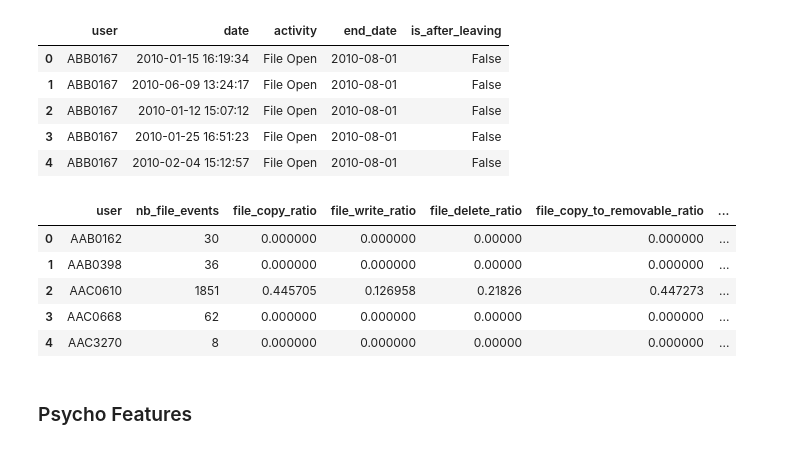
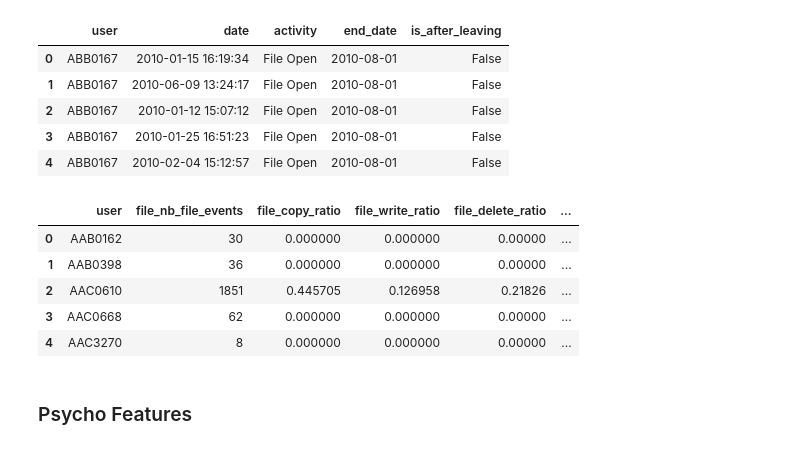
Before and after one commit to SamiKarboubi/CERT-Insider-Threat-Detection, a Jupyter notebook: features_extraction.ipynb, the cells around one changed output. Saved outputs shown, nothing was run; the diff lists cells and outputs as text; code cells hidden in the pictures.

```diff
--- a/features_extraction.ipynb
+++ b/features_extraction.ipynb
@@ -553,52 +553,52 @@ file_left.head()
 | 4 | ABB0167 | 2010-02-04 15:12:57 | File Open | 2010-08-01 | False |
 # %%
 nb_file_after_leaving = file_left.groupby('user').agg(
-    nb_file_after_leaving = ('is_after_leaving', 'sum')
+    file_nb_file_after_leaving = ('is_after_leaving', 'sum')
 ).reset_index()
 # %%
 features_file = file.groupby('user').agg(
-    nb_file_events        = ('date', 'count'),
-    nb_file_copy          = ('is_copy', 'sum'),
-    nb_file_write         = ('is_write', 'sum'),
-    nb_file_delete        = ('is_delete', 'sum'),
-    nb_copy_to_removable  = ('copy_to_rem', 'sum'),
-    nb_from_removable     = ('from_rem', 'sum'),
-    nb_unique_files       = ('filename', 'nunique'),
-    nb_pc_used_file       = ('pc', 'nunique'),
-    nb_off_hours_file     = ('is_off_hours', 'sum'),
-    nb_suspicious_content = ('has_suspicious_content', 'sum'),
+    file_nb_file_events        = ('date', 'count'),
+    file_nb_file_copy          = ('is_copy', 'sum'),
+    file_nb_file_write         = ('is_write', 'sum'),
+    file_nb_file_delete        = ('is_delete', 'sum'),
+    file_nb_copy_to_removable  = ('copy_to_rem', 'sum'),
+    file_nb_from_removable     = ('from_rem', 'sum'),
+    file_nb_unique_files       = ('filename', 'nunique'),
+    file_nb_pc_used_file       = ('pc', 'nunique'),
+    file_nb_off_hours_file     = ('is_off_hours', 'sum'),
+    file_nb_suspicious_content = ('has_suspicious_content', 'sum'),
 ).reset_index()
 
 seq_features = file.groupby('user').agg(
-    open_then_copy_count    = ('open_then_copy', 'sum'),
-    write_then_delete_count = ('write_then_delete', 'sum'),
-    copy_then_delete_count  = ('copy_then_delete', 'sum'),
+    file_open_then_copy_count    = ('open_then_copy', 'sum'),
+    file_write_then_delete_count = ('write_then_delete', 'sum'),
+    file_copy_then_delete_count  = ('copy_then_delete', 'sum'),
 ).reset_index()
 
 features_file = features_file.merge(seq_features, on='user', how='left')
 
-d_events = features_file['nb_file_events'].clip(lower=1)
-d_copy   = features_file['nb_file_copy'].clip(lower=1)
-d_write  = features_file['nb_file_write'].clip(lower=1)
-d_files  = features_file['nb_unique_files'].clip(lower=1)
+d_events = features_file['file_nb_file_events'].clip(lower=1)
+d_copy   = features_file['file_nb_file_copy'].clip(lower=1)
+d_write  = features_file['file_nb_file_write'].clip(lower=1)
+d_files  = features_file['file_nb_unique_files'].clip(lower=1)
 
-features_file['file_copy_ratio']   = features_file['nb_file_copy']   / d_events
-features_file['file_write_ratio']  = features_file['nb_file_write']  / d_events
-features_file['file_delete_ratio'] = features_file['nb_file_delete'] / d_events
+features_file['file_copy_ratio']   = features_file['file_nb_file_copy']   / d_events
+features_file['file_write_ratio']  = features_file['file_nb_file_write']  / d_events
+features_file['file_delete_ratio'] = features_file['file_nb_file_delete'] / d_events
 
-features_file['file_copy_to_removable_ratio'] = features_file['nb_copy_to_removable'] / d_copy
-features_file['file_from_removable_ratio']    = features_file['nb_from_removable']     / d_events
+features_file['file_copy_to_removable_ratio'] = features_file['file_nb_copy_to_removable'] / d_copy
+features_file['file_from_removable_ratio']    = features_file['file_nb_from_removable']     / d_events
 
-features_file['file_unique_files_ratio'] = features_file['nb_unique_files'] / d_events
-features_file['file_events_per_file']    = features_file['nb_file_events']  / d_files
-features_file['file_pc_usage_ratio']     = features_file['nb_pc_used_file'] / d_events
+features_file['file_unique_files_ratio'] = features_file['file_nb_unique_files'] / d_events
+features_file['file_events_per_file']    = features_file['file_nb_file_events']  / d_files
+features_file['file_pc_usage_ratio']     = features_file['file_nb_pc_used_file'] / d_events
 
-features_file['file_off_hours_ratio']          = features_file['nb_off_hours_file']     / d_events
-features_file['suspicious_file_content_ratio'] = features_file['nb_suspicious_content'] / d_events
+features_file['file_off_hours_ratio']          = features_file['file_nb_off_hours_file']     / d_events
+features_file['file_suspicious_file_content_ratio'] = features_file['file_nb_suspicious_content'] / d_events
 
-features_file['file_open_then_copy_ratio']    = features_file['open_then_copy_count']    / d_copy
-features_file['file_write_then_delete_ratio'] = features_file['write_then_delete_count'] / d_write
-features_file['file_copy_then_delete_ratio']  = features_file['copy_then_delete_count']  / d_copy
+features_file['file_open_then_copy_ratio']    = features_file['file_open_then_copy_count']    / d_copy
+features_file['file_write_then_delete_ratio'] = features_file['file_write_then_delete_count'] / d_write
+features_file['file_copy_then_delete_ratio']  = features_file['file_copy_then_delete_count']  / d_copy
 
 features_file = features_file.fillna(0).replace([float('inf'), -float('inf')], 0)
 
@@ -619,53 +619,53 @@ weekly_file_activity['zscore_file_activity'] = (
 weekly_file_activity['zscore_file_activity'] = weekly_file_activity['zscore_file_activity'].fillna(0)
 
 zscore_file_features = weekly_file_activity.groupby('user').agg(
-    max_zscore_file_activity = ('zscore_file_activity', 'max'),
+    file_max_zscore_file_activity = ('zscore_file_activity', 'max'),
 ).reset_index()
 
 features_file = features_file.merge(zscore_file_features, on='user', how='left')
 
 last_month_activity = file.groupby(['user', 'month']).size().reset_index(name='nb_file_month')
 
 last_month = (
     last_month_activity
     .sort_values(['user', 'month'])
     .groupby('user', as_index=False)
     .tail(1)
 )[['user', 'nb_file_month']]
 
-last_month.rename(columns={'nb_file_month': 'nb_file_last_month'}, inplace=True)
+last_month.rename(columns={'nb_file_month': 'file_nb_file_last_month'}, inplace=True)
 
 last_month.loc[
     ~last_month['user'].isin(users_left['user_id']),
-    'nb_file_last_month'
+    'file_nb_file_last_month'
 ] = 0
 
 features_file = features_file.merge(last_month, on='user', how='left')
 
 features_file = features_file.merge(nb_file_after_leaving, on='user', how='left')
 
-features_file['nb_file_after_leaving'] = (
-    features_file['nb_file_after_leaving'].fillna(0).astype(int)
+features_file['file_nb_file_after_leaving'] = (
+    features_file['file_nb_file_after_leaving'].fillna(0).astype(int)
 )
 
 features_file = features_file[[
-    'user', 'nb_file_events',
+    'user', 'file_nb_file_events',
     'file_copy_ratio', 'file_write_ratio', 'file_delete_ratio',
     'file_copy_to_removable_ratio', 'file_from_removable_ratio',
     'file_unique_files_ratio', 'file_events_per_file', 'file_pc_usage_ratio',
-    'file_off_hours_ratio', 'suspicious_file_content_ratio',
+    'file_off_hours_ratio', 'file_suspicious_file_content_ratio',
     'file_open_then_copy_ratio', 'file_write_then_delete_ratio', 'file_copy_then_delete_ratio',
-    'max_zscore_file_activity', 'nb_file_last_month', 'nb_file_after_leaving'
+    'file_max_zscore_file_activity', 'file_nb_file_last_month', 'file_nb_file_after_leaving'
 ]]
 
 features_file.head()
 # %% [output]
-|  | user | nb_file_events | file_copy_ratio | file_write_ratio | file_delete_ratio | file_copy_to_removable_ratio | ... |
-| 0 | AAB0162 | 30 | 0.000000 | 0.000000 | 0.00000 | 0.000000 | ... |
-| 1 | AAB0398 | 36 | 0.000000 | 0.000000 | 0.00000 | 0.000000 | ... |
-| 2 | AAC0610 | 1851 | 0.445705 | 0.126958 | 0.21826 | 0.447273 | ... |
-| 3 | AAC0668 | 62 | 0.000000 | 0.000000 | 0.00000 | 0.000000 | ... |
-| 4 | AAC3270 | 8 | 0.000000 | 0.000000 | 0.00000 | 0.000000 | ... |
+|  | user | file_nb_file_events | file_copy_ratio | file_write_ratio | file_delete_ratio | ... |
+| 0 | AAB0162 | 30 | 0.000000 | 0.000000 | 0.00000 | ... |
+| 1 | AAB0398 | 36 | 0.000000 | 0.000000 | 0.00000 | ... |
+| 2 | AAC0610 | 1851 | 0.445705 | 0.126958 | 0.21826 | ... |
+| 3 | AAC0668 | 62 | 0.000000 | 0.000000 | 0.00000 | ... |
+| 4 | AAC3270 | 8 | 0.000000 | 0.000000 | 0.00000 | ... |
 # %% [markdown]
 ### Psycho Features
 # %%
```
Also changed, not shown: parts of 16 cells of this notebook.
